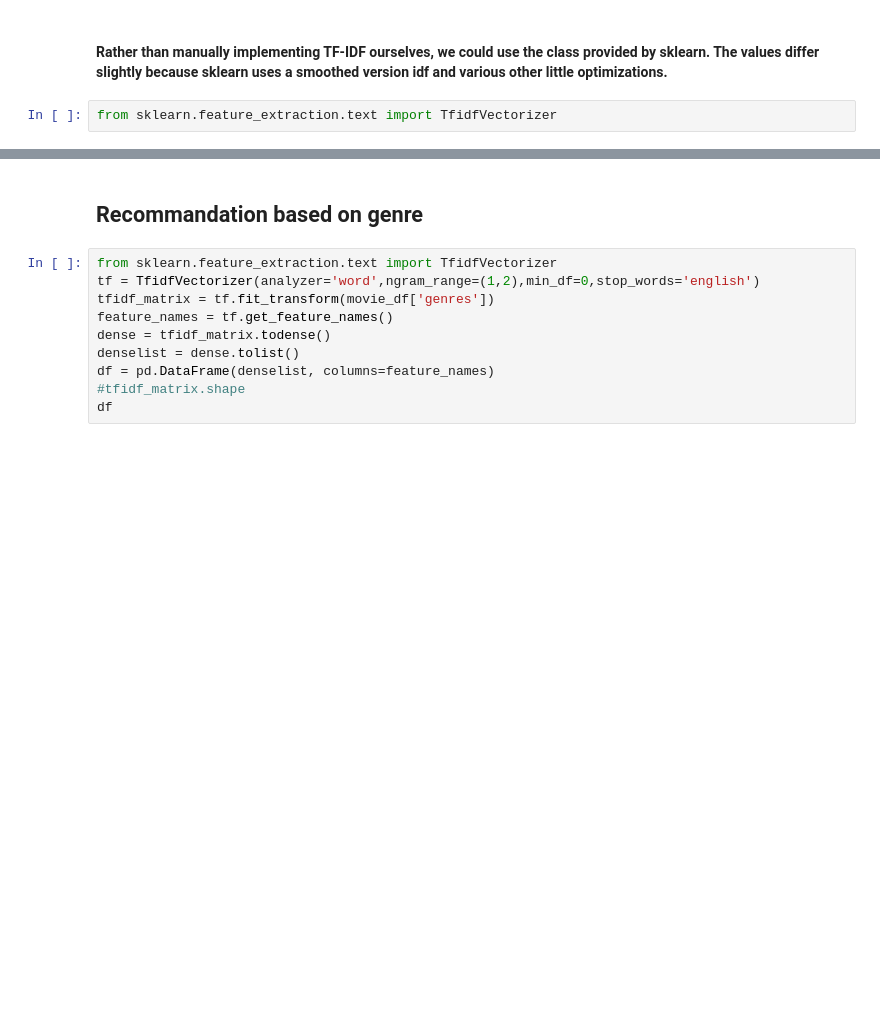
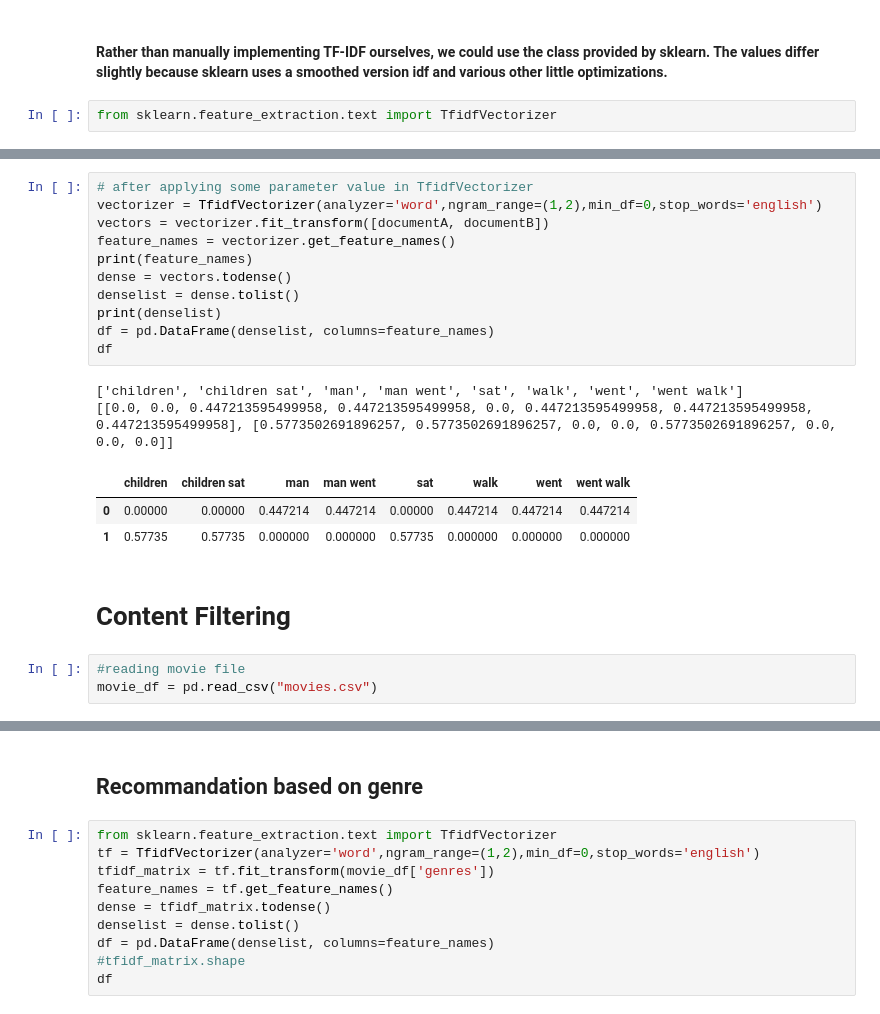
Before and after one commit to vinod2814/Movie-Recommedation-System, a Jupyter notebook: movierecommedsystem.ipynb, the cells around one changed output, grey strips where cells are left out. Drawn from its saved outputs; the diff is of its cells as text; blank space fills up the shorter version.

```diff
--- a/movierecommedsystem.ipynb
+++ b/movierecommedsystem.ipynb
@@ -162,3 +135,25 @@ df
 |  | around | children | fire | for | man | out | sat | the | walk | went |
 | 0 | 0.000000 | 0.000000 | 0.000000 | 0.42616 | 0.42616 | 0.42616 | 0.000000 | 0.303216 | 0.42616 | 0.42616 |
 | 1 | 0.407401 | 0.407401 | 0.407401 | 0.00000 | 0.00000 | 0.00000 | 0.407401 | 0.579739 | 0.00000 | 0.00000 |
+# %%
+# after applying some parameter value in TfidfVectorizer
+vectorizer = TfidfVectorizer(analyzer='word',ngram_range=(1,2),min_df=0,stop_words='english')
+vectors = vectorizer.fit_transform([documentA, documentB])
+feature_names = vectorizer.get_feature_names()
+print(feature_names)
+dense = vectors.todense()
+denselist = dense.tolist()
+print(denselist)
+df = pd.DataFrame(denselist, columns=feature_names)
+df
+# %% [output]
+['children', 'children sat', 'man', 'man went', 'sat', 'walk', 'went', 'went walk']
+[[0.0, 0.0, 0.447213595499958, 0.447213595499958, 0.0, 0.447213595499958, 0.447213595499958, 0.447213595499958], [0.5773502691896257, 0.5773502691896257, 0.0, 0.0, 0.5773502691896257, 0.0, 0.0, 0.0]]
+|  | children | children sat | man | man went | sat | walk | went | went walk |
+| 0 | 0.00000 | 0.00000 | 0.447214 | 0.447214 | 0.00000 | 0.447214 | 0.447214 | 0.447214 |
+| 1 | 0.57735 | 0.57735 | 0.000000 | 0.000000 | 0.57735 | 0.000000 | 0.000000 | 0.000000 |
+# %% [markdown]
+# Content Filtering
+# %%
+#reading movie file
+movie_df = pd.read_csv("movies.csv")
```
Also changed, not shown: parts of 15 cells of this notebook.
